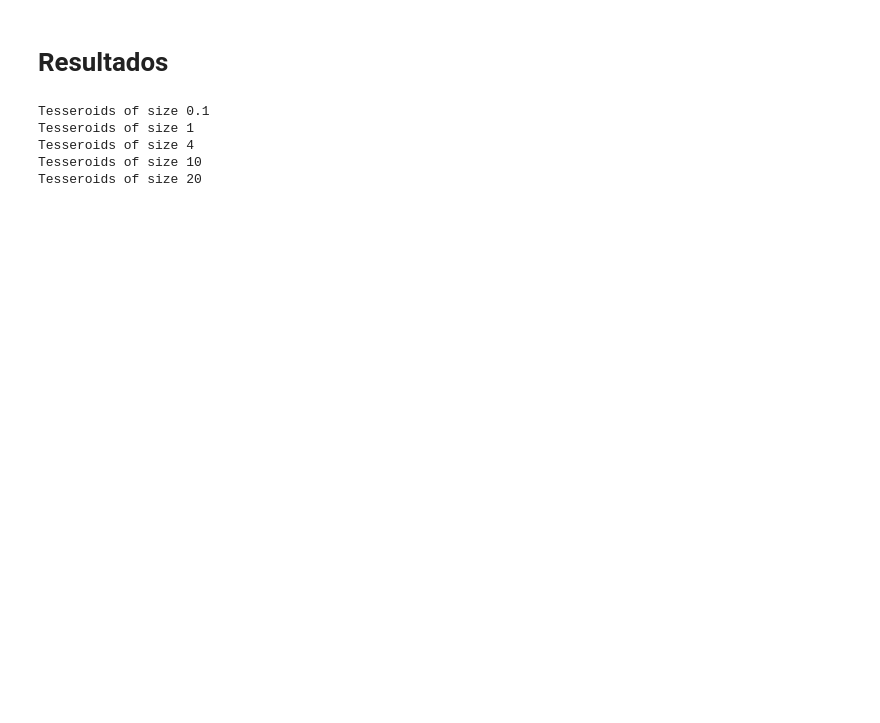
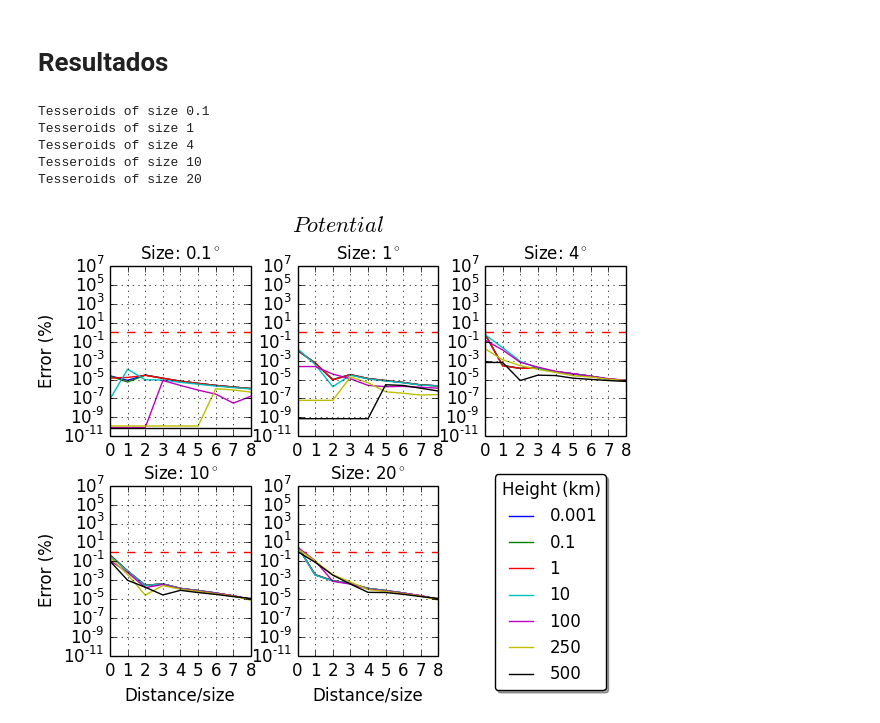
Before and after one commit to leouieda/qualify, a Jupyter notebook: qualificacao.ipynb, the cells around one changed output. Cells and saved outputs as stored; diff of their text form; code cells hidden in the pictures; blank space fills up the shorter version.

```diff
--- a/qualificacao.ipynb
+++ b/qualificacao.ipynb
@@ -261 +290,5 @@ def make_plots(results, save=True):
+# %%
+Image(filename='images/diff-tess-shell-pot.png')
+# %% [output]
+[figure, added]
 # %%
```
Also changed, not shown: parts of 13 cells of this notebook.
